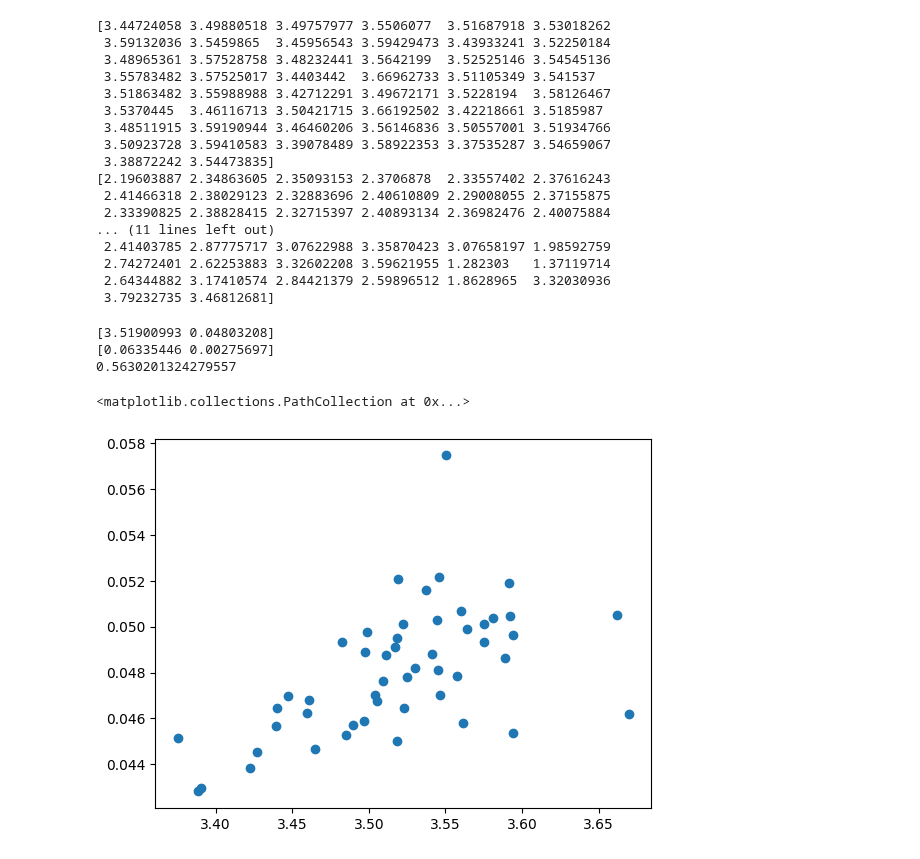
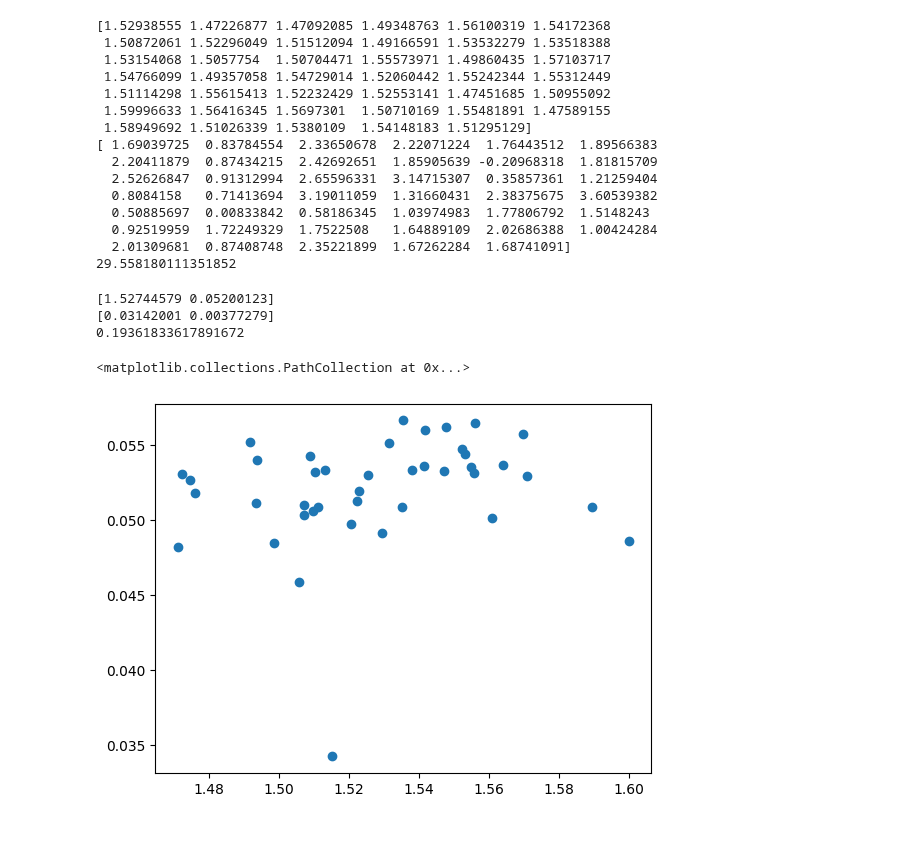
Before and after one commit to JGSuw/hsa_hopper_control, a Jupyter notebook: notebooks/hop_analysis.ipynb, the cells around one changed output. Saved outputs shown, nothing was run; the diff lists cells and outputs as text; code cells hidden in the pictures.

```diff
--- a/notebooks/hop_analysis.ipynb
+++ b/notebooks/hop_analysis.ipynb
@@ -4,14 +4,8 @@ import pandas as pd
 import yaml
 from matplotlib import pyplot as plt
 import os
-# experiment_folder = '/home/joseph/workspaces/hsa_hopper/hsa_hopper_control/data/no_hsa_wood_1300g/2024-06-12_1718162368'
-# experiment_folder = '/home/joseph/workspaces/hsa_hopper/hsa_hopper_control/data/hsa_wood_1300g/godtest'
-# experiment_folder = '/home/joseph/workspaces/hsa_hopper/hsa_hopper_control/data/hsa_wood_1500g/godtest'
-# experiment_folder = '/home/joseph/workspaces/hsa_hopper/hsa_hopper_control/data/hsa_wood_1700g/godtest'
-experiment_folder = '/home/joseph/workspaces/hsa_hopper/hsa_hopper_control/data/no_hsa_wood_2300g/2024-06-12_1718162787'
-# experiment_folder = '/home/joseph/workspaces/hsa_hopper/hsa_hopper_control/data/hsa_wood_2300g/godtest'
-# experiment_folder = '/home/joseph/workspaces/hsa_hopper/hsa_hopper_control/data/hsa_wood_1900g/godtest'
-# experiment_folder = '/home/joseph/workspaces/hsa_hopper/hsa_hopper_control/data/hsa_wood_2100g/godtest'
+experiment_folder = r'/home/joseph/workspaces/hsa_hopper/hsa_hopper_control/data/4_16_25/hsa_1300g/2025-04-16_1744830307'
+# experiment_folder = r'/home/joseph/workspaces/hsa_hopper/hsa_hopper_control/data/4_14_25/no_hsa_2100g/2025-04-14_1744653175'
 with open(os.path.join(experiment_folder, 'experiment_config.yaml'), 'r') as f:
     experiment_config = yaml.load(f,yaml.Loader)
 with open(os.path.join(experiment_folder, 'hardware_config.yaml'), 'r') as f:
@@ -27,5 +21,4 @@ for relpath in hop_files_relpath:
     hops[hop_idx] = pd.read_csv(os.path.join(experiment_folder, relpath))
 
 energy = pd.read_csv(os.path.join(experiment_folder, 'energy.csv'))
-ati_measurements = pd.read_csv(os.path.join(experiment_folder, 'ati_measurements.csv'))
 # %%
@@ -72,9 +80,9 @@ hop_std = np.std(hop_height)
 print(hop_std)
 
 # filter outliers
-outliers = [i for i,h in enumerate(hop_height) if h < .04 or h > .06 or np.any(np.diff(hops[i]['t_s']) > .01)]
-# outliers = []
-print(outliers)
+outliers = [i for i,h in enumerate(hop_height) if h < .04 or h > .065 or np.any(np.diff(hops[i]['t_s']) > .01)]
+outliers = []
+# print(outliers)
 hops = [h for i,h in enumerate(hops) if i not in outliers]
 hop_height = np.array([h for i, h in enumerate(hop_height) if i not in outliers])
 hop_energy = np.array([E for i,E in enumerate(energy.hop_energy.to_numpy()) if i not in outliers])
@@ -108,3 +114,0 @@ print(np.std(hop_height))
-# %%
-for idx, hop in enumerate(hops):
-    plt.plot(hop['t_s']-hop['t_s'][0],hop['x_deg'])
@@ -123,8 +115,7 @@ plt.plot(hops[-3]['t_s'],hops[-3]['q_current']*.546*.78)
 # %%
-R = .095
-Kv = 105*(2*np.pi/60)/6
+R = .095*1.5
+Kv = 105*(2*np.pi/60)/6*np.sqrt(3)*2/3
 Kt = 1/Kv
-Kfudge = 0.78
 
 # compute the stance electrical power
 power = np.zeros(len(hops))
@@ -132,53 +123,51 @@ pos_power = np.zeros(len(hops))
 neg_power = np.zeros(len(hops))
 # foo-power
 for i, hop in enumerate(hops):
-    x = hop['x_deg']*np.pi/180
+    x = hop['x_rad']
     t = hop['t_s']
     xdot = np.diff(x)/np.diff(t)
     x = x[:-1]
     t = t[:-1]
     tau = hop['torque'][:-1]
-    power[i] = np.trapz(R*(tau/(Kt*Kfudge))**2 + tau*xdot, x=t)
-    pos_power[i] = np.trapz(np.clip(R*(tau/(Kt*Kfudge))**2 + tau*xdot, 0, np.inf), x=t)
-    neg_power[i] = np.trapz(np.clip(R*(tau/(Kt*Kfudge))**2 + tau*xdot, -np.inf, 0), x=t)
+    power[i] = np.trapz(R*(tau/(Kt))**2 + tau*xdot, x=t)
+    pos_power[i] = np.trapz(np.clip(R*(tau/(Kt))**2 + tau*xdot, 0, np.inf), x=t)
+    neg_power[i] = np.trapz(np.clip(R*(tau/(Kt))**2 + tau*xdot, -np.inf, 0), x=t)
 # %%
-print(pos_power)
 print(power)
 print(hop_energy)
+print(np.average(power/hop_height))
 # %% [output]
-[3.44724058 3.49880518 3.49757977 3.5506077  3.51687918 3.53018262
- 3.59132036 3.5459865  3.45956543 3.59429473 3.43933241 3.52250184
- 3.48965361 3.57528758 3.48232441 3.5642199  3.52525146 3.54545136
- 3.55783482 3.57525017 3.4403442  3.66962733 3.51105349 3.541537
- 3.51863482 3.55988988 3.42712291 3.49672171 3.5228194  3.58126467
- 3.5370445  3.46116713 3.50421715 3.66192502 3.42218661 3.5185987
- 3.48511915 3.59190944 3.46460206 3.56146836 3.50557001 3.51934766
- 3.50923728 3.59410583 3.39078489 3.58922353 3.37535287 3.54659067
- 3.38872242 3.54473835]
-[2.19603887 2.34863605 2.35093153 2.3706878  2.33557402 2.37616243
- 2.41466318 2.38029123 2.32883696 2.40610809 2.29008055 2.37155875
- 2.33390825 2.38828415 2.32715397 2.40893134 2.36982476 2.40075884
-... (11 lines left out)
- 2.41403785 2.87775717 3.07622988 3.35870423 3.07658197 1.98592759
- 2.74272401 2.62253883 3.32602208 3.59621955 1.282303   1.37119714
- 2.64344882 3.17410574 2.84421379 2.59896512 1.8628965  3.32030936
- 3.79232735 3.46812681]
+[1.52938555 1.47226877 1.47092085 1.49348763 1.56100319 1.54172368
+ 1.50872061 1.52296049 1.51512094 1.49166591 1.53532279 1.53518388
+ 1.53154068 1.5057754  1.50704471 1.55573971 1.49860435 1.57103717
+ 1.54766099 1.49357058 1.54729014 1.52060442 1.55242344 1.55312449
+ 1.51114298 1.55615413 1.52232429 1.52553141 1.47451685 1.50955092
+ 1.59996633 1.56416345 1.5697301  1.50710169 1.55481891 1.47589155
+ 1.58949692 1.51026339 1.5380109  1.54148183 1.51295129]
+[ 1.69039725  0.83784554  2.33650678  2.22071224  1.76443512  1.89566383
+  2.20411879  0.87434215  2.42692651  1.85905639 -0.20968318  1.81815709
+  2.52626847  0.91312994  2.65596331  3.14715307  0.35857361  1.21259404
+  0.8084158   0.71413694  3.19011059  1.31660431  2.38375675  3.60539382
+  0.50885697  0.00833842  0.58186345  1.03974983  1.77806792  1.5148243
+  0.92519959  1.72249329  1.7522508   1.64889109  2.02686388  1.00424284
+  2.01309681  0.87408748  2.35221899  1.67262284  1.68741091]
+29.558180111351852
 # %%
-X = pos_power
+X = power
 Y = hop_height
 A = np.vstack((X,Y))
 mean = A.mean(axis=1)
 std = np.sqrt(1/(len(X)-1)*np.sum((A.T-mean)**2, axis=0))
 corr = np.sum((X-mean[0])*(Y-mean[1]))/((len(X)-1)*std[0]*std[1])
 print(mean)
 print(std)
 print(corr)
 plt.scatter(X,Y)
 # %% [output]
-[3.51900993 0.04803208]
-[0.06335446 0.00275697]
-0.5630201324279557
+[1.52744579 0.05200123]
+[0.03142001 0.00377279]
+0.19361833617891672
 <matplotlib.collections.PathCollection at 0x...>
-[figure, old version]
+[figure, new version]
 # %%
 plt.scatter(hop_height, power/hop_height)
```
Also changed, not shown: parts of 8 cells of this notebook, 3 other files.
